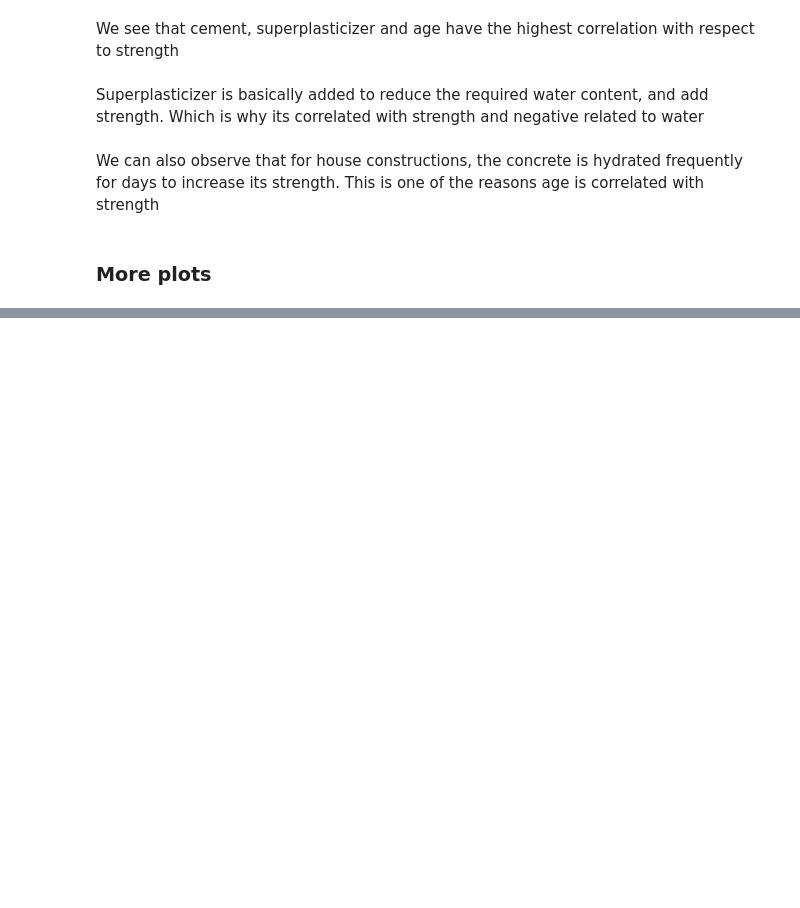
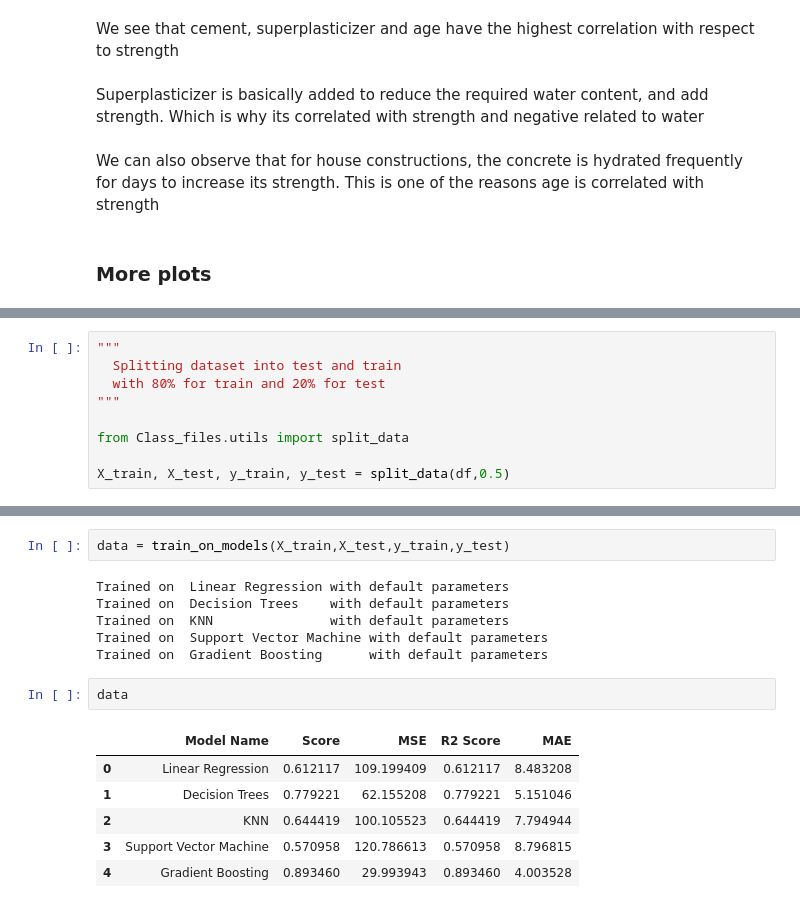
Before and after one commit to Yadu9238/ML_basics, a Jupyter notebook: Cement_prediction/Concrete.ipynb, the cells around one changed output, grey strips where cells are left out. Drawn from its saved outputs; the diff is of its cells as text; blank space fills up the shorter version.

```diff
--- a/Cement_prediction/Concrete.ipynb
+++ b/Cement_prediction/Concrete.ipynb
@@ -270,0 +281,9 @@ reporting class
+# %%
+"""
+  Splitting dataset into test and train
+  with 80% for train and 20% for test
+"""
+
+from Class_files.utils import split_data
+
+X_train, X_test, y_train, y_test = split_data(df,0.5)
@@ -270,0 +310,17 @@ reporting class
+# %%
+data = train_on_models(X_train,X_test,y_train,y_test)
+# %% [output]
+Trained on  Linear Regression with default parameters
+Trained on  Decision Trees    with default parameters
+Trained on  KNN               with default parameters
+Trained on  Support Vector Machine with default parameters
+Trained on  Gradient Boosting      with default parameters
+# %%
+data
+# %% [output]
+|  | Model Name | Score | MSE | R2 Score | MAE |
+| 0 | Linear Regression | 0.612117 | 109.199409 | 0.612117 | 8.483208 |
+| 1 | Decision Trees | 0.779221 | 62.155208 | 0.779221 | 5.151046 |
+| 2 | KNN | 0.644419 | 100.105523 | 0.644419 | 7.794944 |
+| 3 | Support Vector Machine | 0.570958 | 120.786613 | 0.570958 | 8.796815 |
+| 4 | Gradient Boosting | 0.893460 | 29.993943 | 0.893460 | 4.003528 |
```
Also changed, not shown: parts of 36 cells of this notebook, 12 other files.
